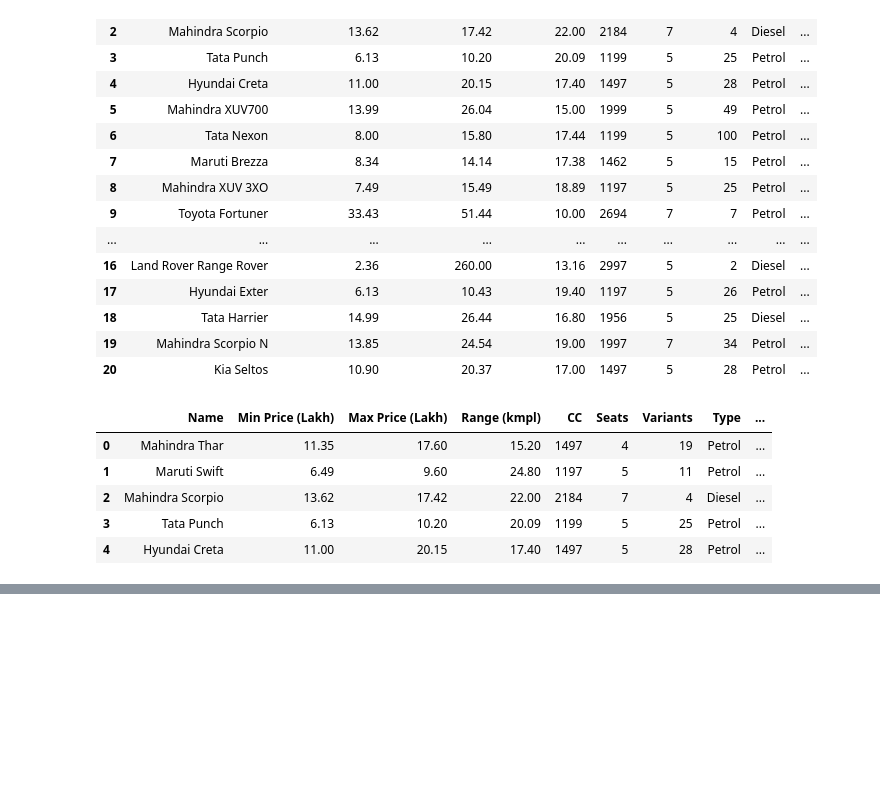
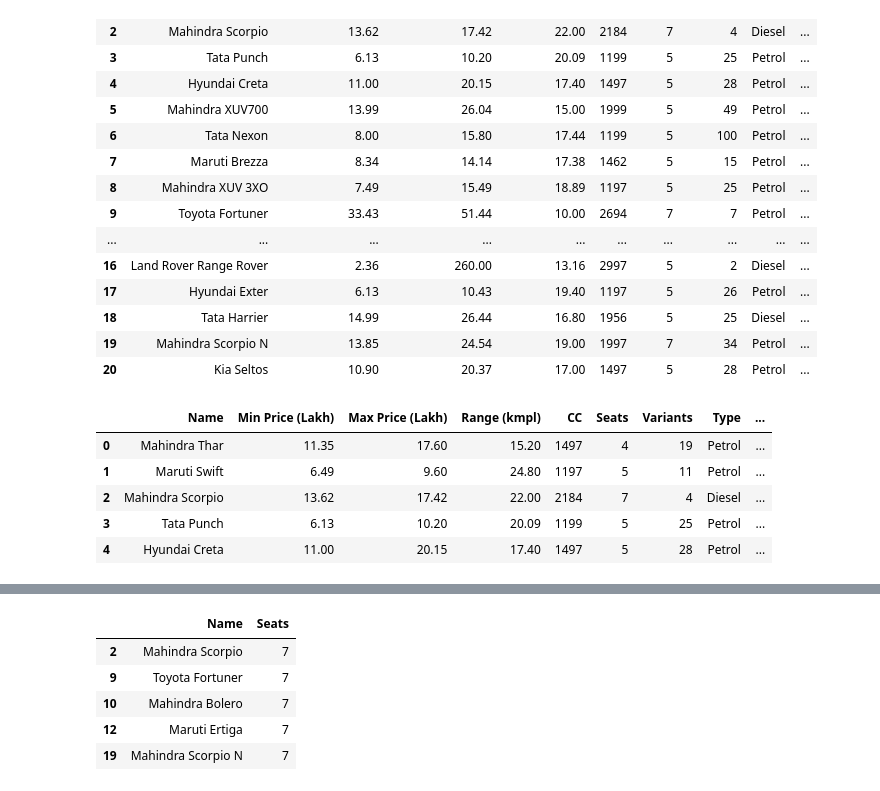
Before and after one commit to Dhinesh-Fedor/Python---Basics, a Jupyter notebook: Python_Basics_14(Pandas).ipynb, the cells around one changed output, grey strips where cells are left out. Saved outputs shown, nothing was run; the diff lists cells and outputs as text; code cells hidden in the pictures; blank space fills up the shorter version.

```diff
--- a/Python_Basics_14(Pandas).ipynb
+++ b/Python_Basics_14(Pandas).ipynb
@@ -323,0 +333,11 @@ ds.head()
+# %%
+#display cars having seats = 7
+n_ds = ds[ds['Seats'] == 7]
+n_ds[['Name','Seats']]
+# %% [output]
+|  | Name | Seats |
+| 2 | Mahindra Scorpio | 7 |
+| 9 | Toyota Fortuner | 7 |
+| 10 | Mahindra Bolero | 7 |
+| 12 | Maruti Ertiga | 7 |
+| 19 | Mahindra Scorpio N | 7 |
```
Also changed, not shown: parts of 2 cells of this notebook.
